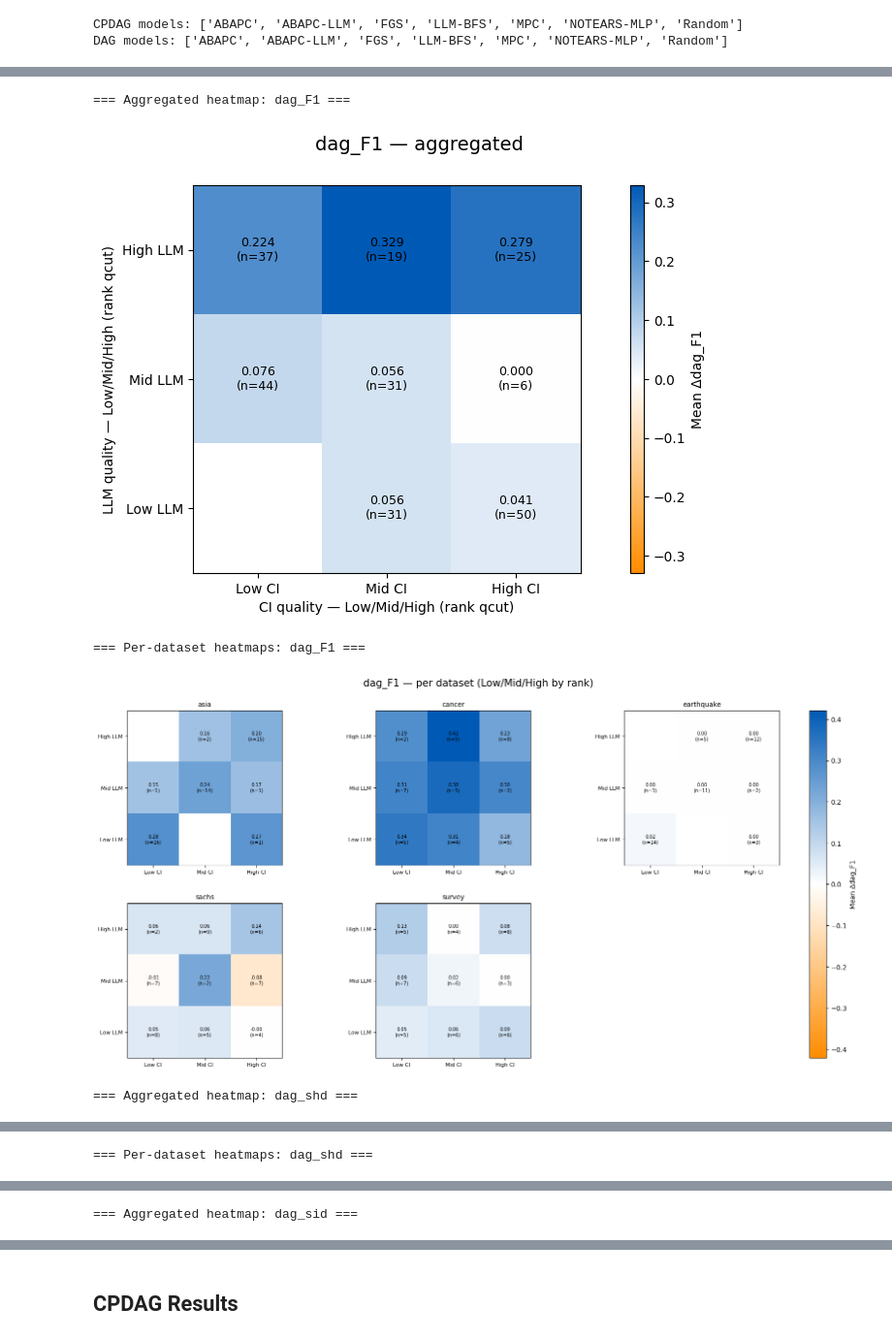
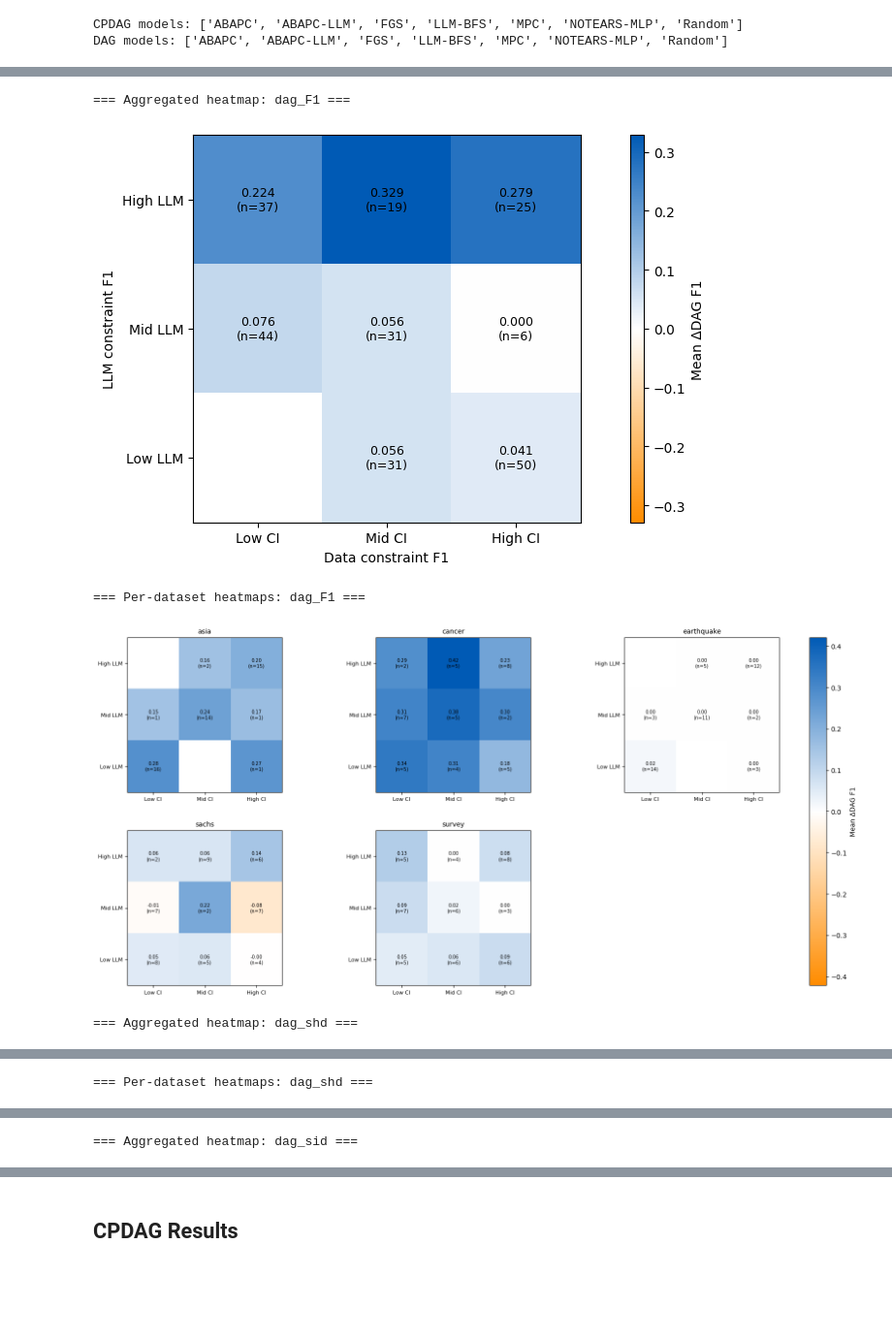
Before and after one commit to briziorusso/ArgCausalDisco, a Jupyter notebook: notebooks/experiments_bnlearn_causenet.ipynb, the cells around one changed output, grey strips where cells are left out. Shown at 97% size. Saved outputs shown, nothing was run; the diff lists cells and outputs as text; code cells hidden in the pictures; blank space fills up the shorter version.

```diff
--- a/notebooks/experiments_bnlearn_causenet.ipynb
+++ b/notebooks/experiments_bnlearn_causenet.ipynb
@@ -460,7 +621,7 @@ def compute_grid_q3(df_m):
                 means[i,j] = float(vals.mean()); counts[i,j] = int(len(vals))
     return means, counts, rows, cols
 
-def plot_agg(m, metric, unit):
+def plot_agg(m, metric, unit, label):
     means, counts, rows, cols = compute_grid_q3(m)
     vmax = np.nanmax(np.abs(means)) if np.any(~np.isnan(means)) else 1.0
     norm = TwoSlopeNorm(vmin=-vmax, vcenter=0, vmax=vmax)
@@ -469,18 +630,18 @@ def plot_agg(m, metric, unit):
     im = ax.imshow(means, cmap=cmap_blue_good_orange_bad(), norm=norm, aspect="equal")
     ax.set_xticks(range(3)); ax.set_xticklabels(cols, fontsize=10)
     ax.set_yticks(range(3)); ax.set_yticklabels(rows, fontsize=10)
-    ax.set_xlabel("CI quality — Low/Mid/High (rank qcut)")
-    ax.set_ylabel("LLM quality — Low/Mid/High (rank qcut)")
+    ax.set_xlabel("Data constraint F1")
+    ax.set_ylabel("LLM constraint F1")
     for i in range(3):
         for j in range(3):
             if not np.isnan(means[i,j]):
                 ax.text(j,i,f"{means[i,j]:.3f}{unit}\n(n={counts[i,j]})", ha="center", va="center", fontsize=9)
     cax = fig.add_axes([0.82,0.16,0.02,0.74]); cb = fig.colorbar(im, cax=cax)
-    cb.set_label(f"Mean Δ{metric}{(' ('+unit+')') if unit else ''}")
-    fig.suptitle(f"{metric} — aggregated", fontsize=14, y=0.995)
+    cb.set_label(f"Mean Δ{label}{(' ('+unit+')') if unit else ''}")
+    # fig.suptitle(f"{metric} — aggregated", fontsize=14, y=0.995)
     plt.show()
 
-def plot_by_dataset(m, metric, unit):
+def plot_by_dataset(m, metric, unit, label):
     ds = sorted(m["dataset"].unique())
     n = len(ds); ncols=3; nrows=math.ceil(n/ncols)
     fig = plt.figure(figsize=(5.0*ncols+2.2, 4.4*nrows))
@@ -510,8 +671,8 @@ def plot_by_dataset(m, metric, unit):
                 if not np.isnan(means[i,j]):
                     ax.text(j,i,f"{means[i,j]:.2f}{unit}\n(n={counts[i,j]})", ha="center", va="center", fontsize=7)
     cax = fig.add_axes([1-right+0.01, bottom, 0.02, grid_h])
-    cb = fig.colorbar(im, cax=cax); cb.set_label(f"Mean Δ{metric}{(' ('+unit+')') if unit else ''}")
-    fig.suptitle(f"{metric} — per dataset (Low/Mid/High by rank)", fontsize=15, y=0.995)
+    cb = fig.colorbar(im, cax=cax); cb.set_label(f"Mean Δ{label}{(' ('+unit+')') if unit else ''}")
+    # fig.suptitle(f"{metric} — per dataset (Low/Mid/High by rank)", fontsize=15, y=0.995)
     plt.show()
 
 # Build run dict for all metrics
@@ -529,36 +690,45 @@ def all_runs(merged):
         specs.append(("cpdag_sid_avg", False, "cpdag"))
     for metric, hib, kind in specs:
         new_col = f"{metric}_new"; org_col = f"{metric}_org"
         if new_col not in merged.columns or org_col not in merged.columns:
             continue
         m = merged[["dataset","seed","n_nodes","ci_quality","llm_quality",new_col,org_col]].copy()
         m = m.rename(columns={new_col:"comb", org_col:"ci"})
         if hib:
             m["delta"] = m["comb"] - m["ci"]; u=""
         else:
             n = m["n_nodes"].astype(float)
             capacity = n*(n-1) if kind=="dag" else n*(n-1)/2.0
             capacity = capacity.replace(0, np.nan)
             m["delta"] = 100.0*(m["ci"] - m["comb"])/capacity; u="%"
         m["ci_quality"] = pd.to_numeric(m["ci_quality"], errors="coerce").clip(0,1)
         m["llm_quality"] = pd.to_numeric(m["llm_quality"], errors="coerce").clip(0,1)
         out[metric]=m; units[metric]=u
     return out, units
 
 run, units = all_runs(merged)
 
 # # Show for dag_F1 as a check
 # plot_agg(run["dag_F1"], "dag_F1", units["dag_F1"])
 # plot_by_dataset(run["dag_F1"], "dag_F1", units["dag_F1"])
 
+metric_labels = {
+    "dag_F1": "DAG F1",
+    "dag_shd": "DAG SHD",
+    "dag_sid": "DAG SID",
+    "cpdag_F1": "CPDAG F1",
+    "cpdag_shd": "CPDAG SHD",
+    "cpdag_sid": "CPDAG SID",
+}
+
 for metric, m in run.items():
     print(f"\n=== Aggregated heatmap: {metric} ===")
-    plot_agg(m, metric, units[metric])
+    plot_agg(m, metric, units[metric], metric_labels.get(metric, metric))
     print(f"=== Per-dataset heatmaps: {metric} ===")
-    plot_by_dataset(m, metric, units[metric])
+    plot_by_dataset(m, metric, units[metric], metric_labels.get(metric, metric))
 # %% [output]
 === Aggregated heatmap: dag_F1 ===
-[figure, old version]
+[figure, new version]
 === Per-dataset heatmaps: dag_F1 ===
-[figure, old version]
+[figure, new version]
 === Aggregated heatmap: dag_shd ===
```
Also changed, not shown: parts of 7 cells of this notebook, 11 other files.
